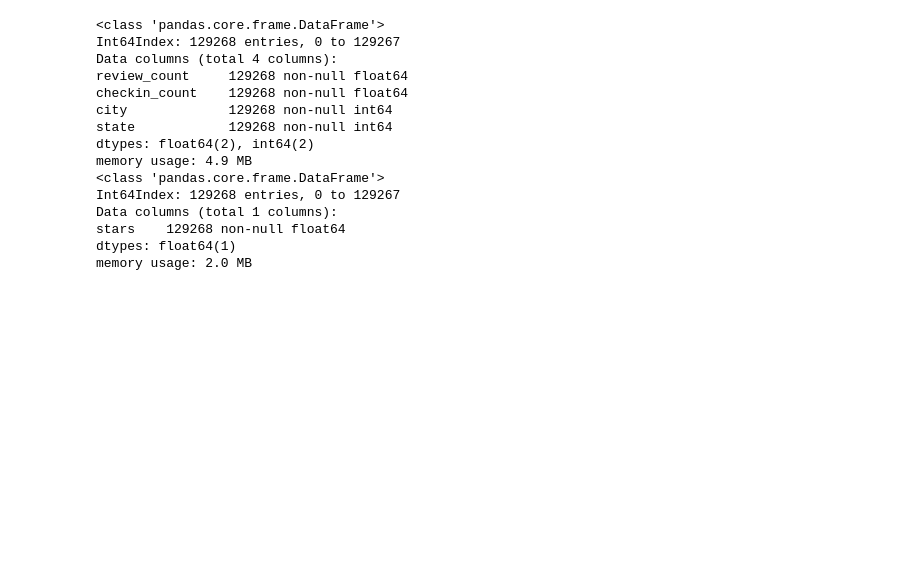
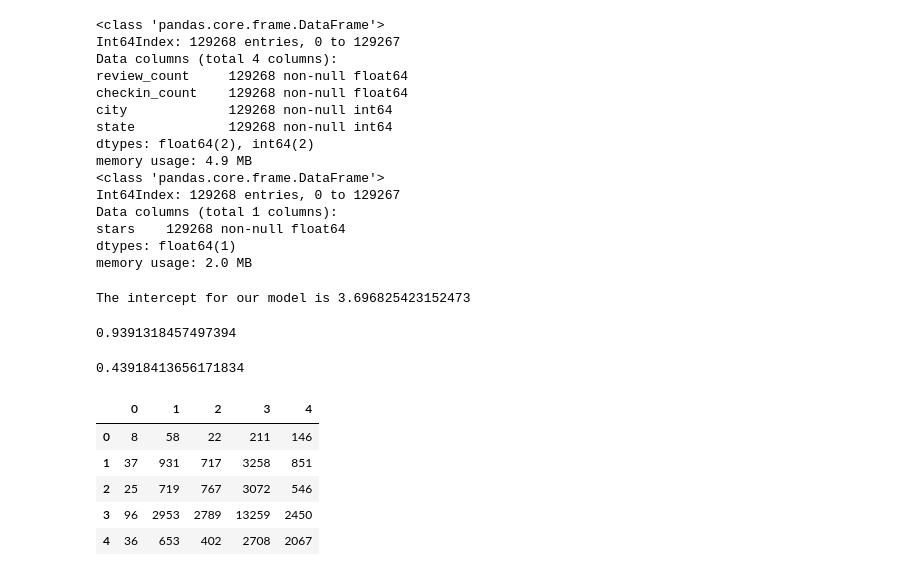
Before and after one commit to ck-unifr/yelp_dataset_challenge, a Jupyter notebook: notebooks/predict_star_ratings.ipynb, the cells around one changed output. Saved outputs shown, nothing was run; the diff lists cells and outputs as text; code cells hidden in the pictures; blank space fills up the shorter version.

```diff
--- a/notebooks/predict_star_ratings.ipynb
+++ b/notebooks/predict_star_ratings.ipynb
@@ -414,3 +425,59 @@ Data columns (total 1 columns):
 stars    129268 non-null float64
 dtypes: float64(1)
 memory usage: 2.0 MB
+# %%
+from sklearn.preprocessing import StandardScaler
+
+scaler = StandardScaler()
+X = scaler.fit_transform(X)
+# %%
+from sklearn.model_selection import train_test_split
+
+# Split X and y into X_
+X_train, X_test, y_train, y_test = train_test_split(X, Y, test_size=0.3, random_state=42)
+# %%
+from sklearn.linear_model import LinearRegression
+
+regression_model = LinearRegression()
+regression_model.fit(X_train, y_train)
+
+intercept = regression_model.intercept_[0]
+print("The intercept for our model is {}".format(intercept))
+
+regression_model.score(X_test, y_test)
+
+from sklearn.metrics import mean_squared_error
+
+y_predict = regression_model.predict(X_test)
+regression_model_mse = mean_squared_error(y_predict, y_test)
+regression_model_mse
+
+import math
+math.sqrt(regression_model_mse)
+# %% [output]
+The intercept for our model is 3.696825423152473
+0.9391318457497394
+# %%
+from sklearn import tree
+
+model = tree.DecisionTreeClassifier()
+
+model.fit(X_train, y_train)
+y_predict = model.predict(X_test)
+
+from sklearn.metrics import accuracy_score
+accuracy_score = accuracy_score(y_test, y_predict)
+print(accuracy_score)
+
+from sklearn.metrics import confusion_matrix
+pd.DataFrame(
+    confusion_matrix(y_test, y_predict)
+)
+# %% [output]
+0.43918413656171834
+|  | 0 | 1 | 2 | 3 | 4 |
+| 0 | 8 | 58 | 22 | 211 | 146 |
+| 1 | 37 | 931 | 717 | 3258 | 851 |
+| 2 | 25 | 719 | 767 | 3072 | 546 |
+| 3 | 96 | 2953 | 2789 | 13259 | 2450 |
+| 4 | 36 | 653 | 402 | 2708 | 2067 |
```
Also changed, not shown: parts of 12 cells of this notebook.
